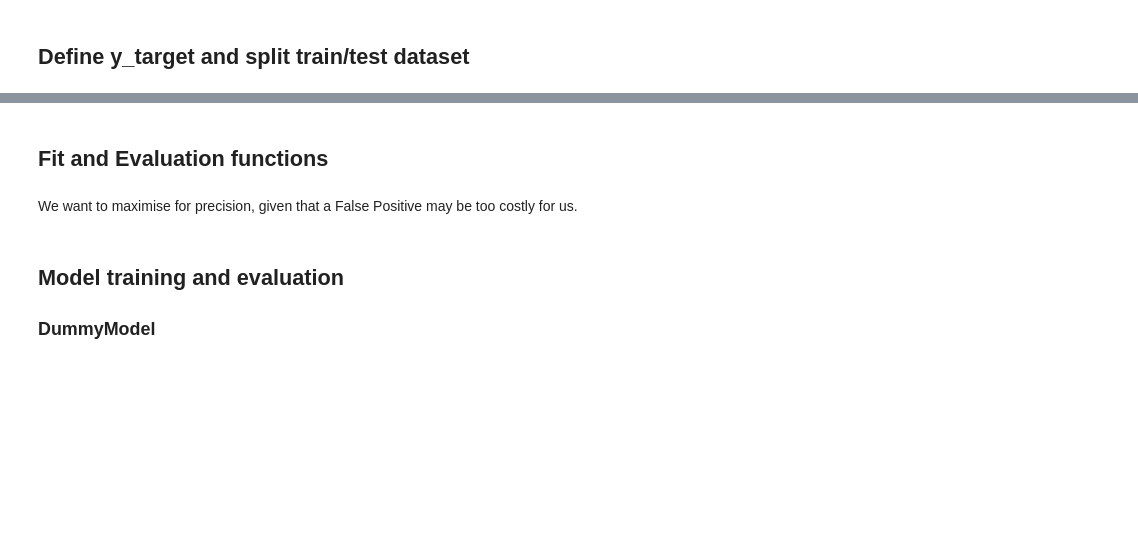
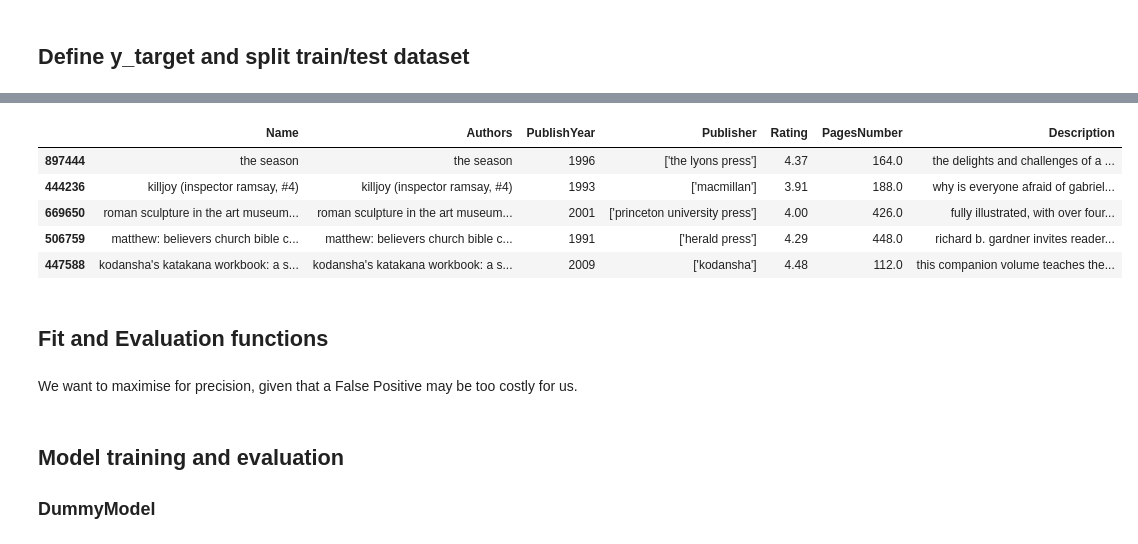
Before and after one commit to andyzilla/goodreads_popularity_prediction, a Jupyter notebook: notebooks/02 - Model training and evaluation.ipynb, the cells around one changed output, grey strips where cells are left out. Cells and saved outputs as stored; diff of their text form; code cells hidden in the pictures; blank space fills up the shorter version.

```diff
--- a/notebooks/02 - Model training and evaluation.ipynb
+++ b/notebooks/02 - Model training and evaluation.ipynb
@@ -18,3 +22,12 @@ Proportion of popular books in the dataset: 0.07
+# %%
+X_train.head()
+# %% [output]
+|  | Name | Authors | PublishYear | Publisher | Rating | PagesNumber | Description |
+| 897444 | the season | the season | 1996 | ['the lyons press'] | 4.37 | 164.0 | the delights and challenges of a ... |
+| 444236 | killjoy (inspector ramsay, #4) | killjoy (inspector ramsay, #4) | 1993 | ['macmillan'] | 3.91 | 188.0 | why is everyone afraid of gabriel... |
+| 669650 | roman sculpture in the art museum... | roman sculpture in the art museum... | 2001 | ['princeton university press'] | 4.00 | 426.0 | fully illustrated, with over four... |
+| 506759 | matthew: believers church bible c... | matthew: believers church bible c... | 1991 | ['herald press'] | 4.29 | 448.0 | richard b. gardner invites reader... |
+| 447588 | kodansha's katakana workbook: a s... | kodansha's katakana workbook: a s... | 2009 | ['kodansha'] | 4.48 | 112.0 | this companion volume teaches the... |
 # %% [markdown]
 ## Fit and Evaluation functions
 # %% [markdown]
```
Also changed, not shown: parts of 9 cells of this notebook.
